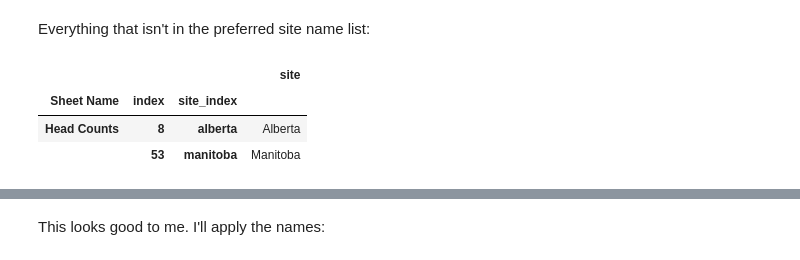
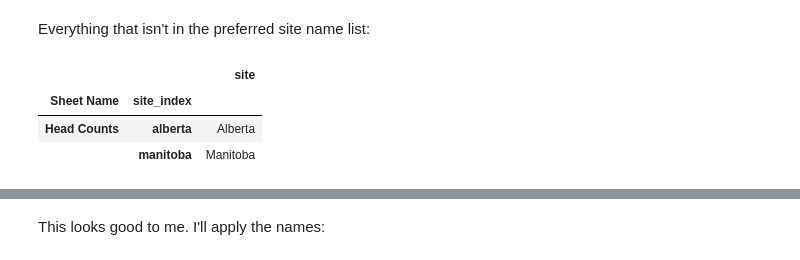
Before and after one commit to devvyn/aafc-field-data, a Jupyter notebook: notebook/projects/2016-sweep-vs-tiller/2016-sweep-vs-tiller.ipynb, the cells around one changed output, grey strips where cells are left out. Cells and saved outputs as stored; diff of their text form; code cells hidden in the pictures.

```diff
--- a/notebook/projects/2016-sweep-vs-tiller/2016-sweep-vs-tiller.ipynb
+++ b/notebook/projects/2016-sweep-vs-tiller/2016-sweep-vs-tiller.ipynb
@@ -920,5 +973,5 @@ In order to match badly formed labels with their normal representation, I need a
 - strip non alphanumeric characters
 - convert alphabetic characters to lower case
 # %%
-def hash_like(value):
+def alphanumeric_lower(value):
     return re.compile(r"[^a-z0-9]").sub('', str(value).lower())
@@ -965,21 +1012,23 @@ I'll make the preferred identifier list manually, then apply the changes automat
 # %%
 preferred_site_id = pandas.Series(
     name='site',
-    data={hash_like(item): item
-          for item in [
-              'Alvena',
-              'Clavet',
-              'Indian Head',
-              'Kernan',
-              'Llewellyn',
-              'Meadow Lake',
-              'Melfort',
-              'Outlook',
-              'SEF',
-              'Wakaw',
-              'Yellow Creek',
-          ]},
+    data={
+        alphanumeric_lower(item): item
+        for item in [
+          'Alvena',
+          'Clavet',
+          'Indian Head',
+          'Kernan',
+          'Llewellyn',
+          'Meadow Lake',
+          'Melfort',
+          'Outlook',
+          'SEF',
+          'Wakaw',
+          'Yellow Creek',
+        ]
+    },
 )
 preferred_site_id.index.set_names(['site_index'], inplace=True)
-preferred_site_id.to_frame().T
+preferred_site_id.to_frame()
 # %% [output]
@@ -991,12 +1055,14 @@ With this list, I can compare the reduced ("hashed") values to the ones in the a
 Everything that isn't in the preferred site name list:
 # %%
 site_values[
-    ~ site_values.index.get_level_values('site_index')
-    .isin(preferred_site_id.index)
-]
+    ~ (  # ~ is the 'not' operator
+        site_values.index.get_level_values('site_index')
+        .isin(preferred_site_id.index)
+    )
+].reset_index('index', drop=True)
 # %% [output]
-|  |  |  | site |
-| Sheet Name | index | site_index |  |
-| Head Counts | 8 | alberta | Alberta |
-|  | 53 | manitoba | Manitoba |
+|  |  | site |
+| Sheet Name | site_index |  |
+| Head Counts | alberta | Alberta |
+|  | manitoba | Manitoba |
 # %% [markdown]
```
Also changed, not shown: parts of 60 cells of this notebook.
